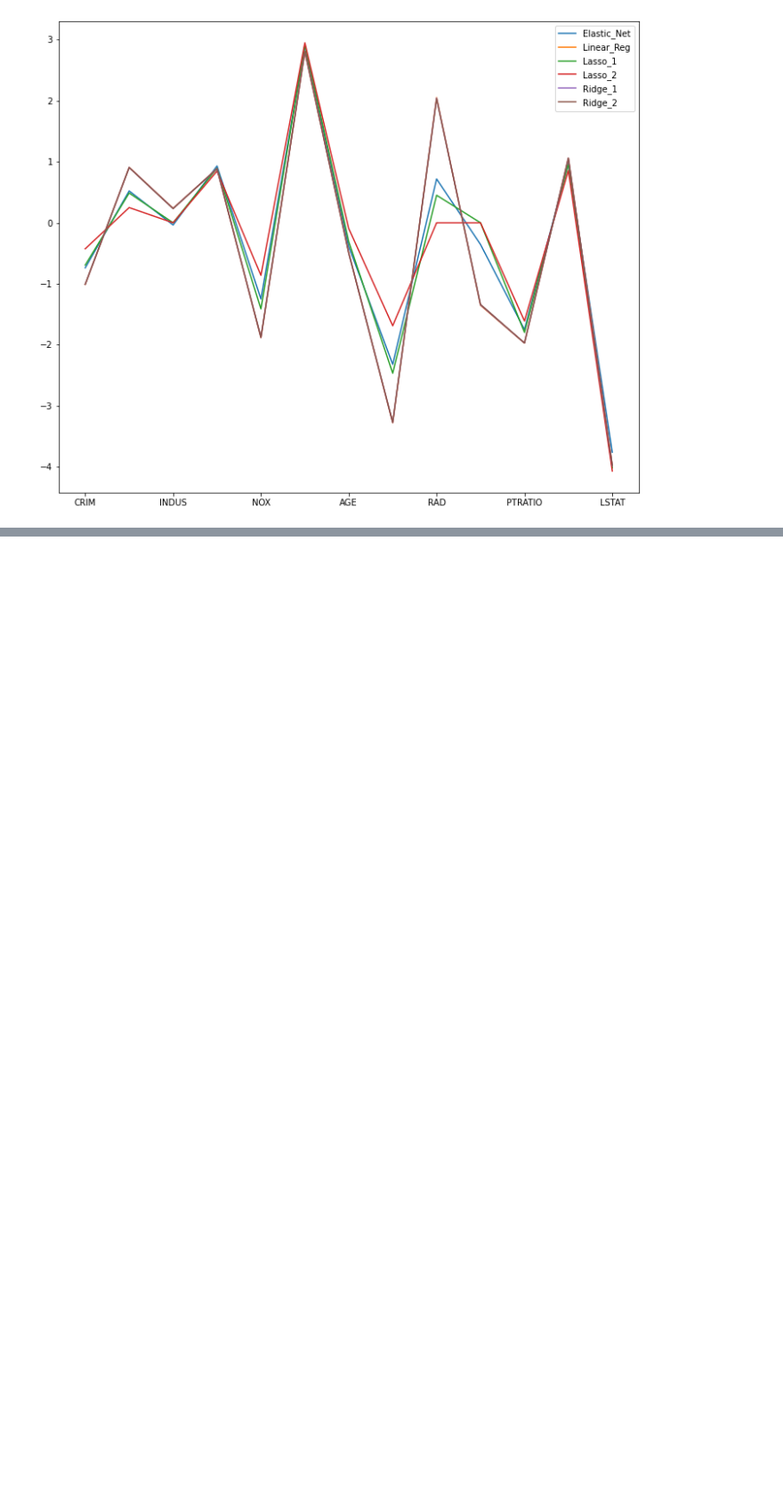
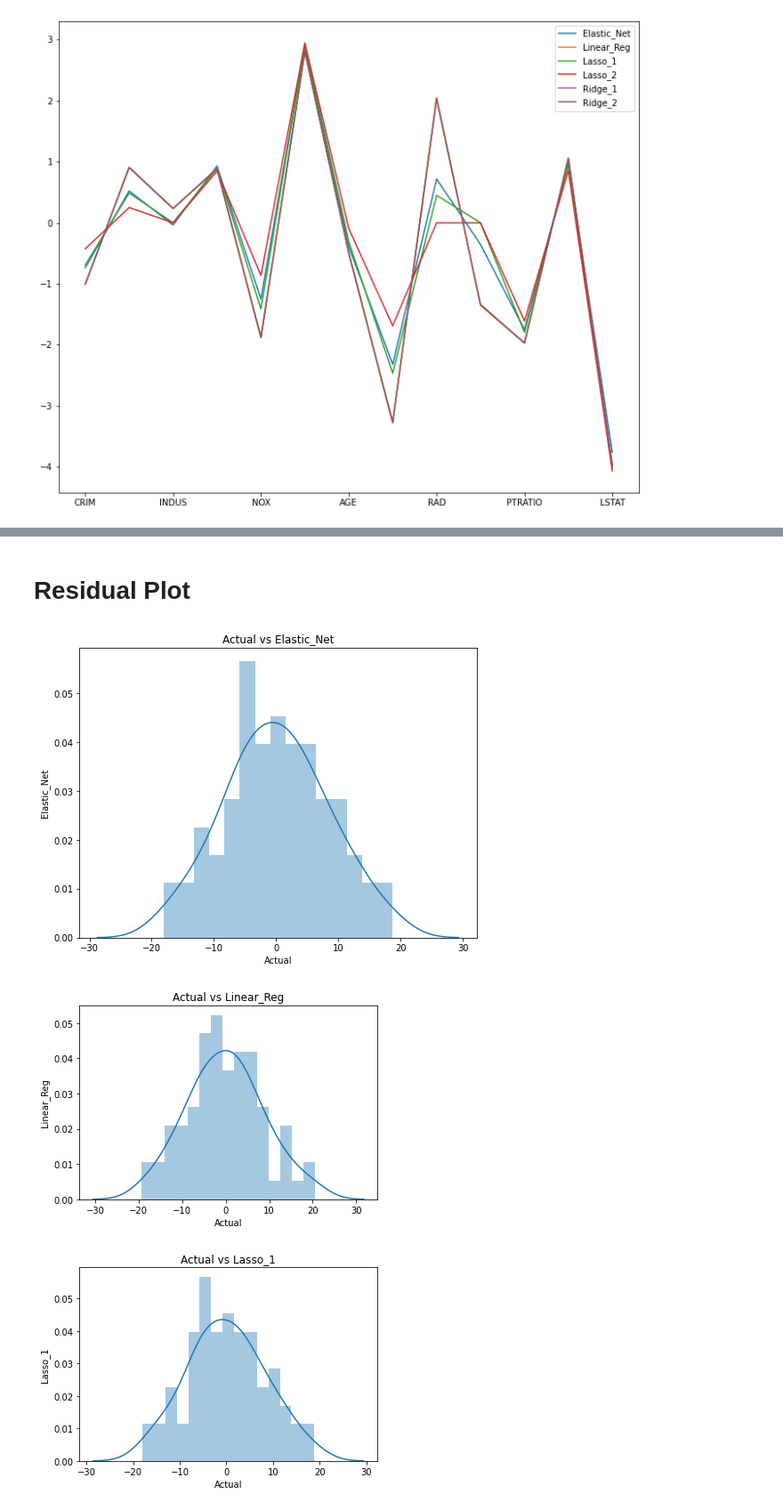
Before and after one commit to philipakomolafe/ml_dev, a Jupyter notebook: 1_.ipynb, the cells around one changed output, grey strips where cells are left out. Shown: that part at 89% size. Saved outputs shown, nothing was run; the diff lists cells and outputs as text; code cells hidden in the pictures; blank space fills up the shorter version.

```diff
--- a/1_.ipynb
+++ b/1_.ipynb
@@ -244,0 +317,14 @@ coefficient_df.shape
+# %% [markdown]
+# Residual Plot
+# %%
+plt.figure(figsize= (8,6))
+for model_name in df_predict[:-1]:
+    sns.distplot((df_predict[model_name] - df_predict['Actual']), kde= True, bins= 15)
+    plt.xlabel("Actual")
+    plt.ylabel(f"{model_name.title()}")
+    plt.title(f"Actual vs {model_name}")
+    plt.show()
+# %% [output]
+[figure, added]
+[figure, added]
+[figure, added]
```
Also changed, not shown: parts of 10 cells of this notebook.
